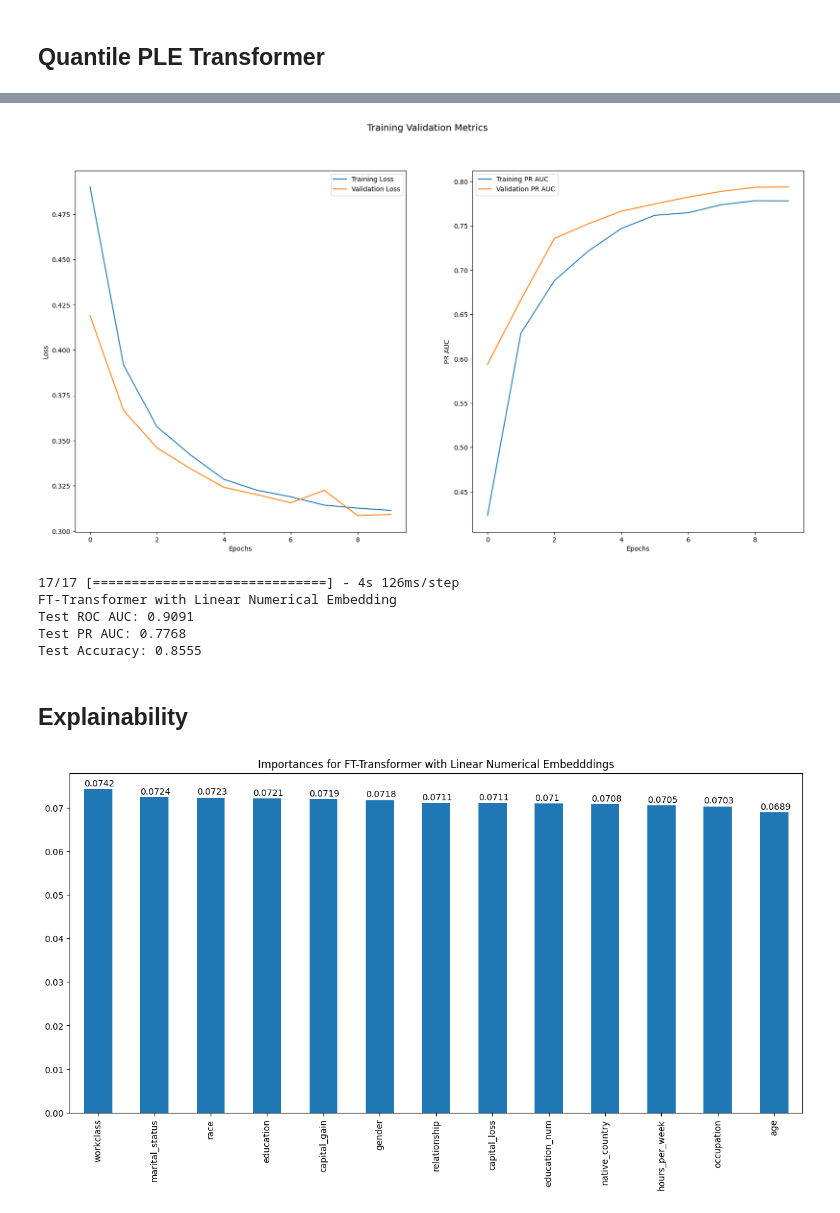
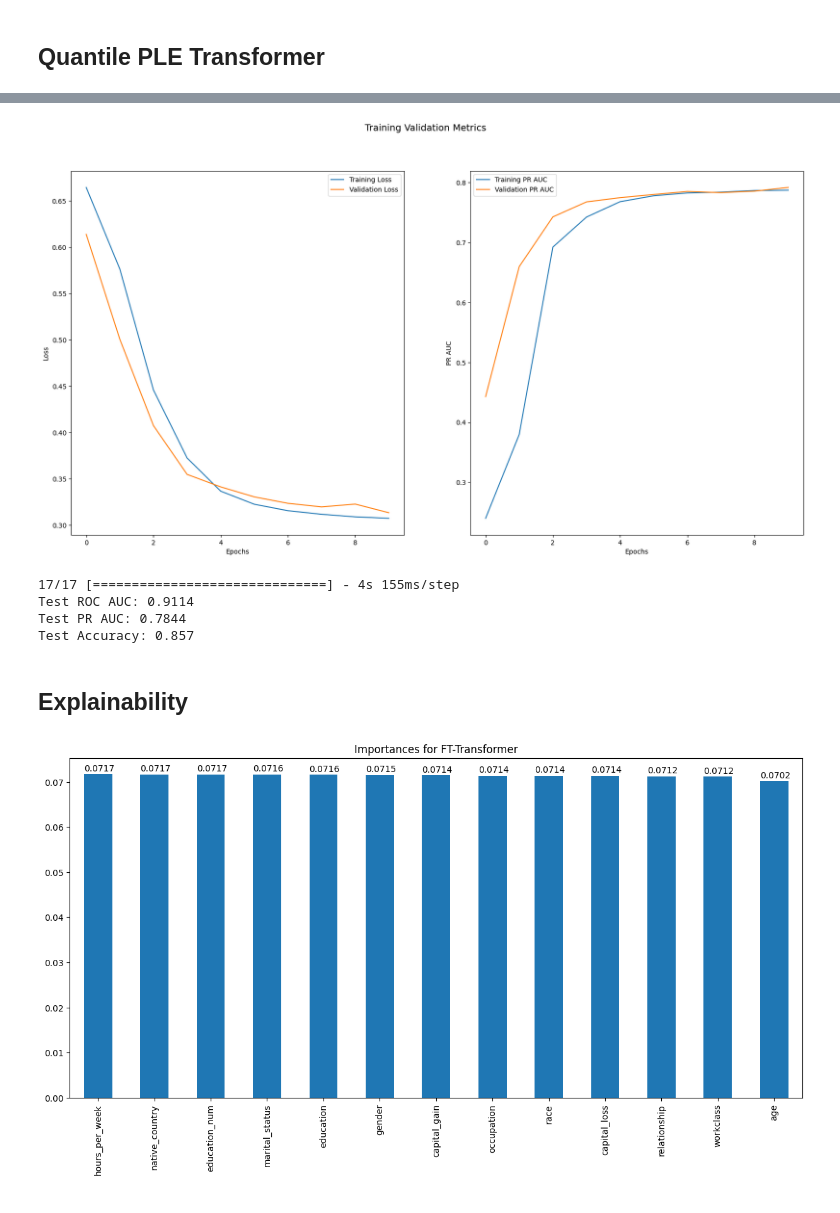
Before and after one commit to ChristianOrr/sequential-ft-transformer, a Jupyter notebook: notebooks/ple-demo.ipynb, the cells around one changed output, grey strips where cells are left out. Saved outputs shown, nothing was run; the diff lists cells and outputs as text; code cells hidden in the pictures.

```diff
--- a/notebooks/ple-demo.ipynb
+++ b/notebooks/ple-demo.ipynb
@@ -328,7 +320,6 @@ if 'importances' in preds.keys():
 # %% [markdown]
 ## Quantile PLE Transformer
 # %%
-# Pass the encoder to the model
 model = ft_transformer(
     out_dim=1,
     out_activation='sigmoid',
@@ -336,9 +327,6 @@ model = ft_transformer(
     categorical_features=CATEGORICAL_FEATURES,
     feature_unique_counts=feature_unique_counts,
     seq_length=seq_length,
-    embedding_dim=16,
-    depth=4,
-    heads=8,
     numerical_embedding_type='ple',
     bins_dict=q_bins_dict,
     explainable=EXPLANATIONS
@@ -393,29 +378,28 @@ Epoch 10/10
 # %%
-hist_plot = plot_training_hist(hist, EXPLANATIONS)
+hist_plot = plot_training_hist(hist.history, EXPLANATIONS)
 # %% [output]
-[figure, old version]
+[figure, new version]
 # %%
 preds = model.predict(test_dataset)
-print("FT-Transformer with Linear Numerical Embedding")
 print("Test ROC AUC:", np.round(roc_auc_score(test_data[LABEL], preds['output'].ravel()), 4))
 print("Test PR AUC:", np.round(average_precision_score(test_data[LABEL], preds['output'].ravel()), 4))
 print("Test Accuracy:", np.round(accuracy_score(test_data[LABEL], preds['output'].ravel()>0.5), 4))
 
 # Reported accuracy - 0.858
 # %% [output]
-17/17 [==============================] - 4s 126ms/step
-FT-Transformer with Linear Numerical Embedding
-Test ROC AUC: 0.9091
-Test PR AUC: 0.7768
-Test Accuracy: 0.8555
+17/17 [==============================] - 4s 155ms/step
+Test ROC AUC: 0.9114
+Test PR AUC: 0.7844
+Test Accuracy: 0.857
 # %% [markdown]
 ## Explainability
 # %%
 if 'importances' in preds.keys():
-    linear_importances = preds['importances']
-    linear_importances_df = pd.DataFrame(linear_importances[:, :-1], columns = FEATURES)
-    linear_total_importances = get_model_importances(
-        linear_importances_df, title="Importances for FT-Transformer with Linear Numerical Embedddings"
+    importances = preds['importances']
+    importances_df = pd.DataFrame(importances[:, :-1], columns = FEATURES)
+    importances_fig, total_importances = plot_importances(
+        importances_df,
+        title="Importances for FT-Transformer"
     )
 # %% [output]
-[figure, old version]
+[figure, new version]
```
Also changed, not shown: parts of 13 cells of this notebook, 10 other files.
